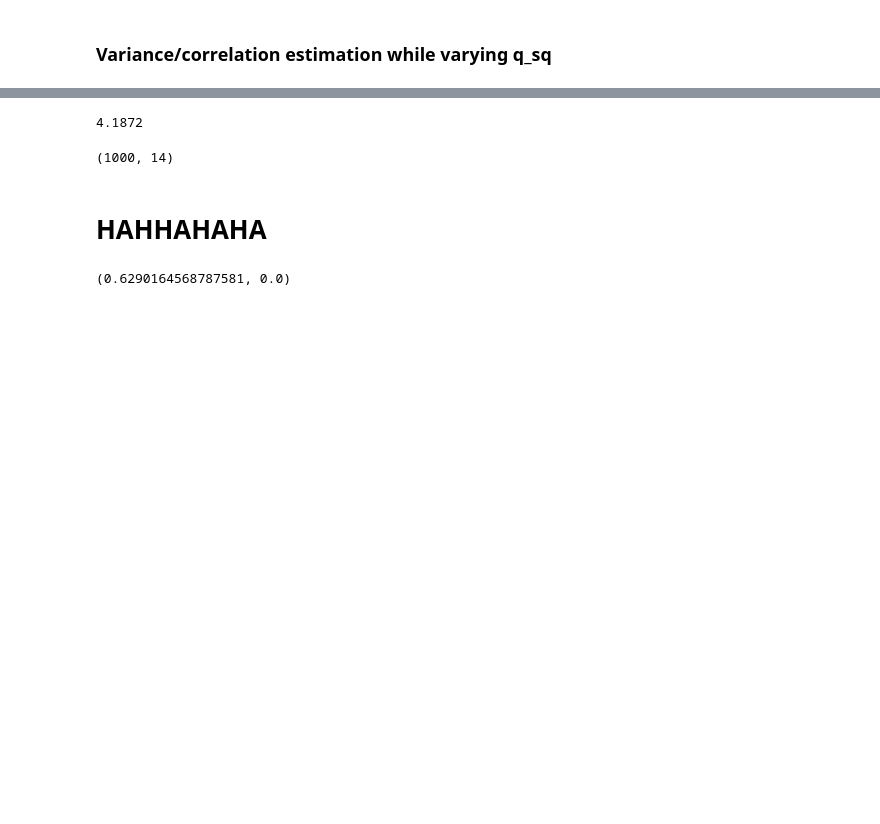
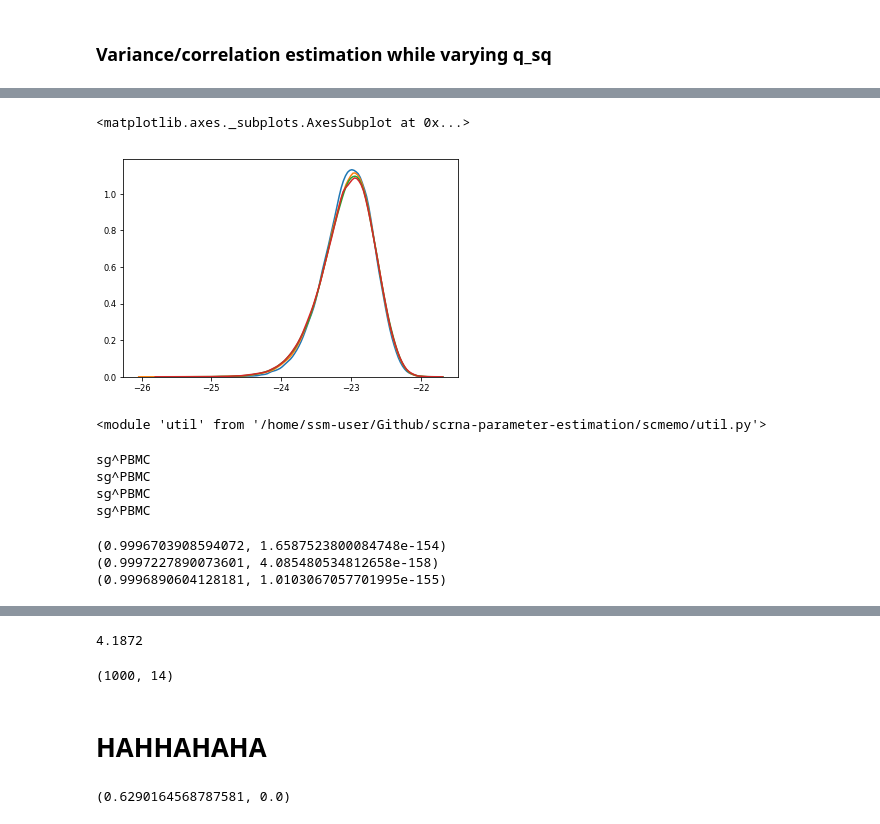
Before and after one commit to yelabucsf/scrna-parameter-estimation, a Jupyter notebook: analysis/simulation/estimator_validation.ipynb, the cells around one changed output, grey strips where cells are left out. Saved outputs shown, nothing was run; the diff lists cells and outputs as text; code cells hidden in the pictures; blank space fills up the shorter version.

```diff
--- a/analysis/simulation/estimator_validation.ipynb
+++ b/analysis/simulation/estimator_validation.ipynb
@@ -229,0 +197,6 @@ true_data[:, 1].var()
+# %%
+size_factors = scdd.dd_size_factor(adata)
+Nr = adata.X.sum(axis=1).mean()
+_, M_dd = scdd.dd_1d_moment(adata, size_factor=size_factors, verbose=False, Nr=Nr)
+var_scdd = scdd.M_to_var(M_dd)
+num_boot = 100000
@@ -229,0 +211,11 @@ true_data[:, 1].var()
+# %%
+%%time
+#Real bootstrap
+real_boot_vars = []
+data_first_gene = adata.X[:, [0]].toarray()
+for trial in range(num_boot):
+
+    boot_idxs = np.random.choice(adata.shape[0], adata.shape[0], replace=True)
+    mean, var = estimator._poisson_1d(sp.sparse.csc_matrix(data_first_gene[boot_idxs]), adata.shape[0], size_factor=size_factors[boot_idxs], n_umi=Nr)
+
+    real_boot_vars.append(var[0])
@@ -229,0 +299,25 @@ true_data[:, 1].var()
+# %%
+sns.distplot(np.log(res_1[1]), hist=False)
+sns.distplot(np.log(res_2[1]), hist=False)
+sns.distplot(np.log(res_3[1]), hist=False)
+sns.distplot(np.log(real_boot_vars), hist=False)
+# %% [output]
+<matplotlib.axes._subplots.AxesSubplot at 0x...>
+[figure, added]
+# %%
+imp.reload(estimator)
+imp.reload(bootstrap)
+imp.reload(scmemo)
+imp.reload(util)
+# %% [output]
+<module 'util' from '/home/ssm-user/Github/scrna-parameter-estimation/scmemo/util.py'>
+# %%
+bin_1 = scmemo.bootstrap_1d_moments(adata_scmemo, inplace=False, num_boot=1000, verbose=True, bins=5).uns['scmemo']['1d_ci']['sg^PBMC'][1]
+bin_5 = scmemo.bootstrap_1d_moments(adata_scmemo, inplace=False, num_boot=1000, verbose=True, bins=5).uns['scmemo']['1d_ci']['sg^PBMC'][1]
+bin_10 = scmemo.bootstrap_1d_moments(adata_scmemo, inplace=False, num_boot=1000, verbose=True, bins=5).uns['scmemo']['1d_ci']['sg^PBMC'][1]
+bin_20 = scmemo.bootstrap_1d_moments(adata_scmemo, inplace=False, num_boot=1000, verbose=True, bins=5).uns['scmemo']['1d_ci']['sg^PBMC'][1]
+# %% [output]
+sg^PBMC
+sg^PBMC
+sg^PBMC
+sg^PBMC
@@ -229,0 +329,8 @@ true_data[:, 1].var()
+# %%
+print(robust_corr(np.log(real_boot_vars_ci), np.log(bin_1)))
+print(robust_corr(np.log(real_boot_vars_ci), np.log(bin_10)))
+print(robust_corr(np.log(real_boot_vars_ci), np.log(bin_20)))
+# %% [output]
+(0.9996703908594072, 1.6587523800084748e-154)
+(0.9997227890073601, 4.085480534812658e-158)
+(0.9996890604128181, 1.0103067057701995e-155)
```
Also changed, not shown: parts of 64 cells of this notebook, 3 other files.
